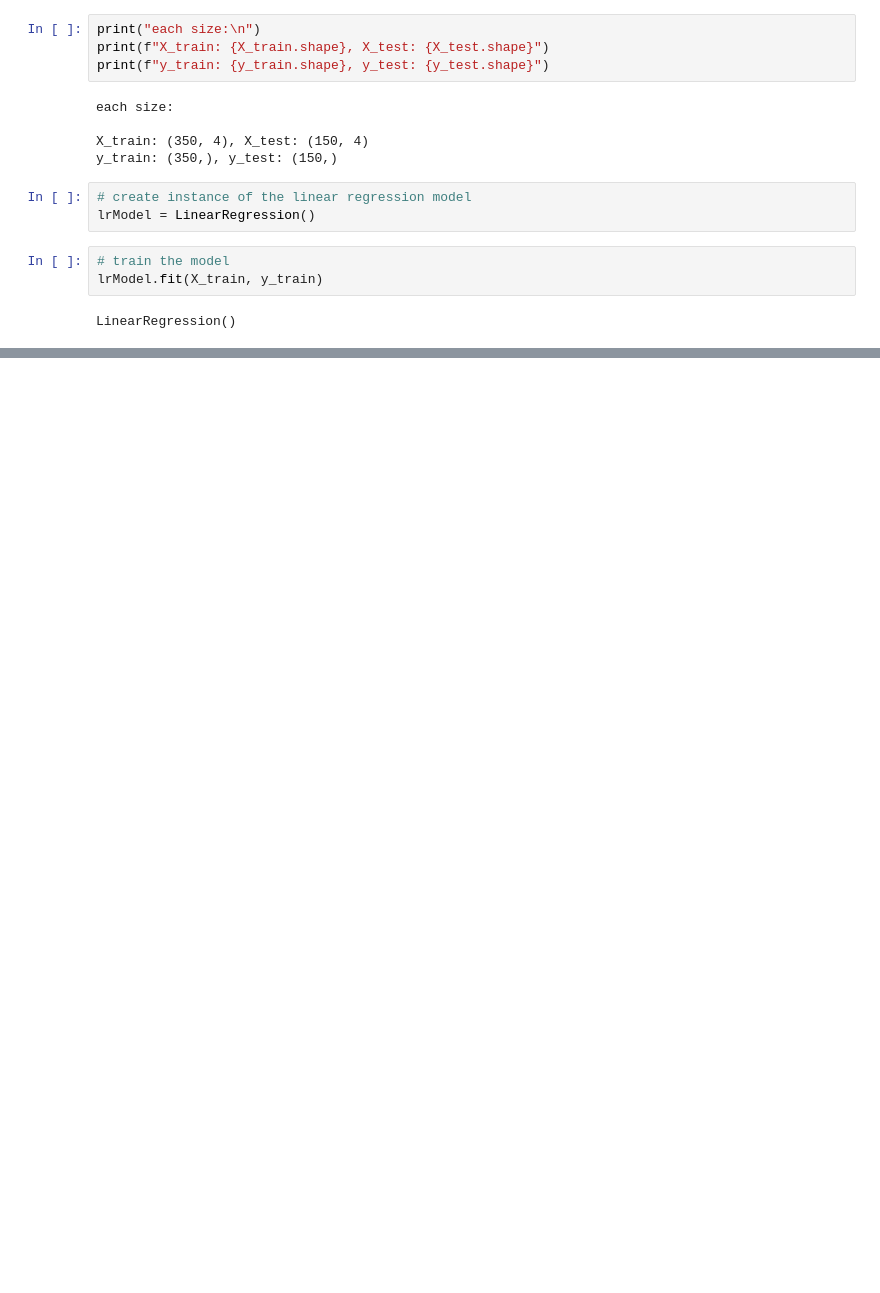
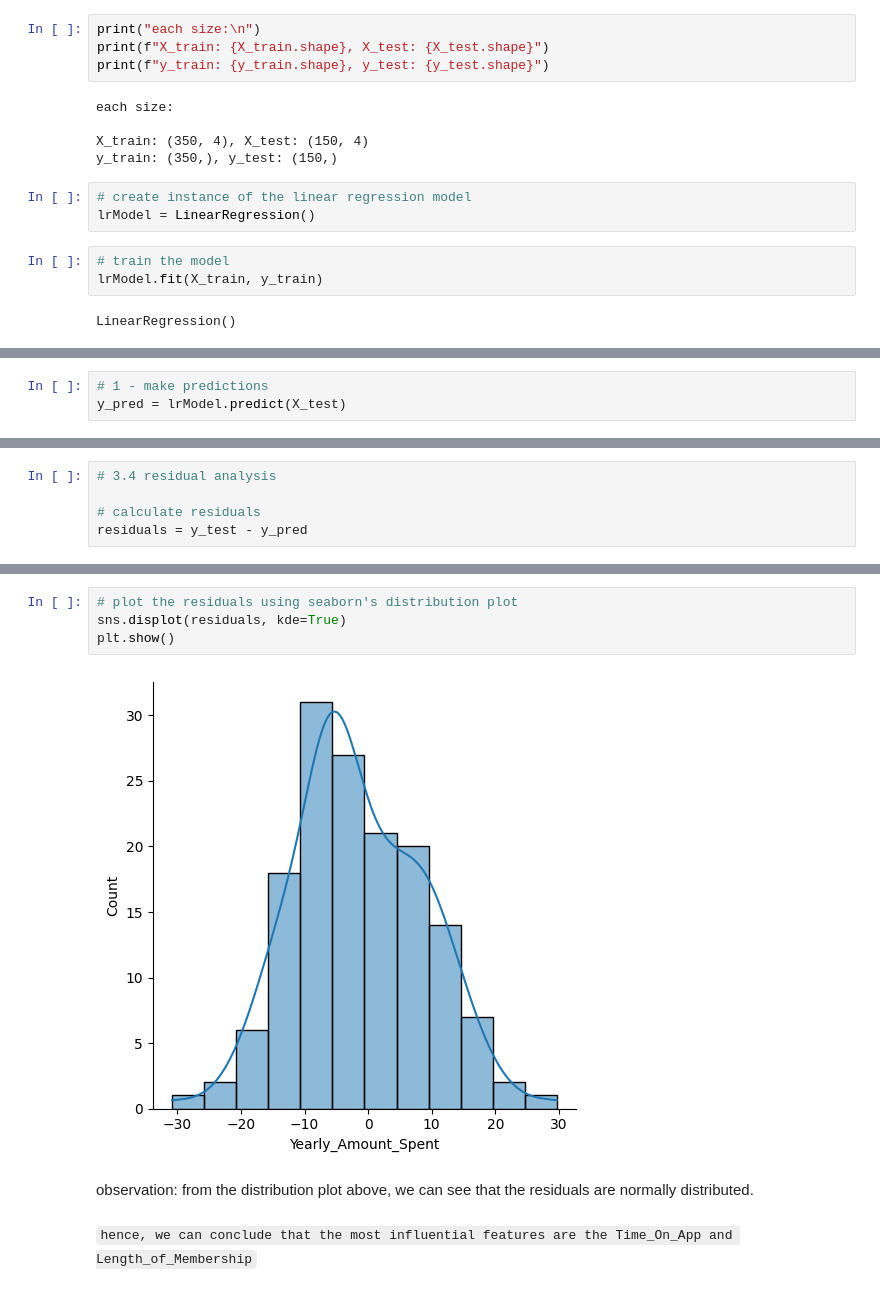
Before and after one commit to marvinraj/e-commerce-data-analysis-linear-regression, a Jupyter notebook: e-commerce-data-analysis.ipynb, the cells around one changed output, grey strips where cells are left out. Saved outputs shown, nothing was run; the diff lists cells and outputs as text; blank space fills up the shorter version.

Commit message:
evaluated the linear regression model and concluded the project

```diff
--- a/e-commerce-data-analysis.ipynb
+++ b/e-commerce-data-analysis.ipynb
@@ -401,0 +434,3 @@ more questions for understanding:
+# %%
+# 1 - make predictions
+y_pred = lrModel.predict(X_test)
@@ -401,0 +501,5 @@ more questions for understanding:
+# %%
+# 3.4 residual analysis
+
+# calculate residuals
+residuals = y_test - y_pred
@@ -401,0 +522,11 @@ more questions for understanding:
+# %%
+# plot the residuals using seaborn's distribution plot
+sns.displot(residuals, kde=True)
+plt.show()
+# %% [output]
+[figure, added]
+# %% [markdown]
+observation:
+from the distribution plot above, we can see that the residuals are normally distributed.
+# %% [markdown]
+`hence, we can conclude that the most influential features are the Time_On_App and Length_of_Membership`
```
Also changed, not shown: parts of 11 cells of this notebook.
